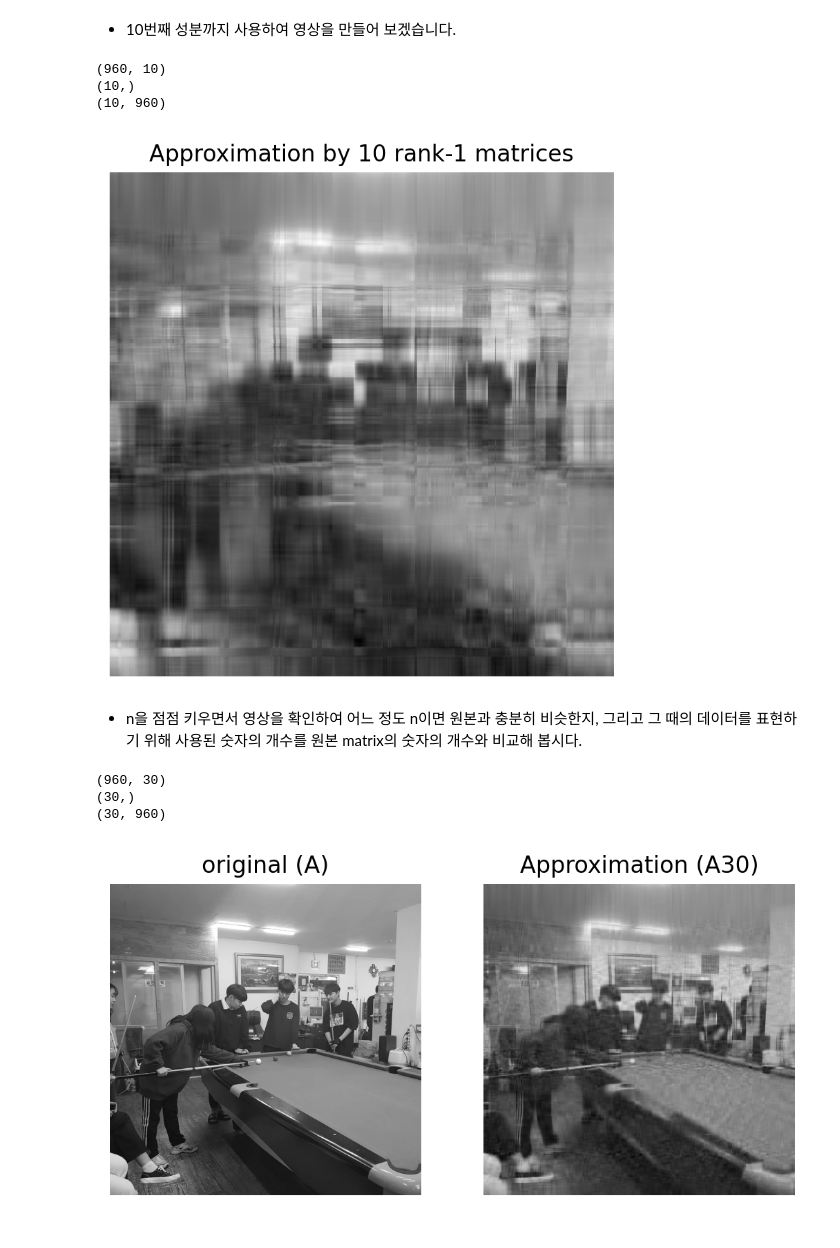
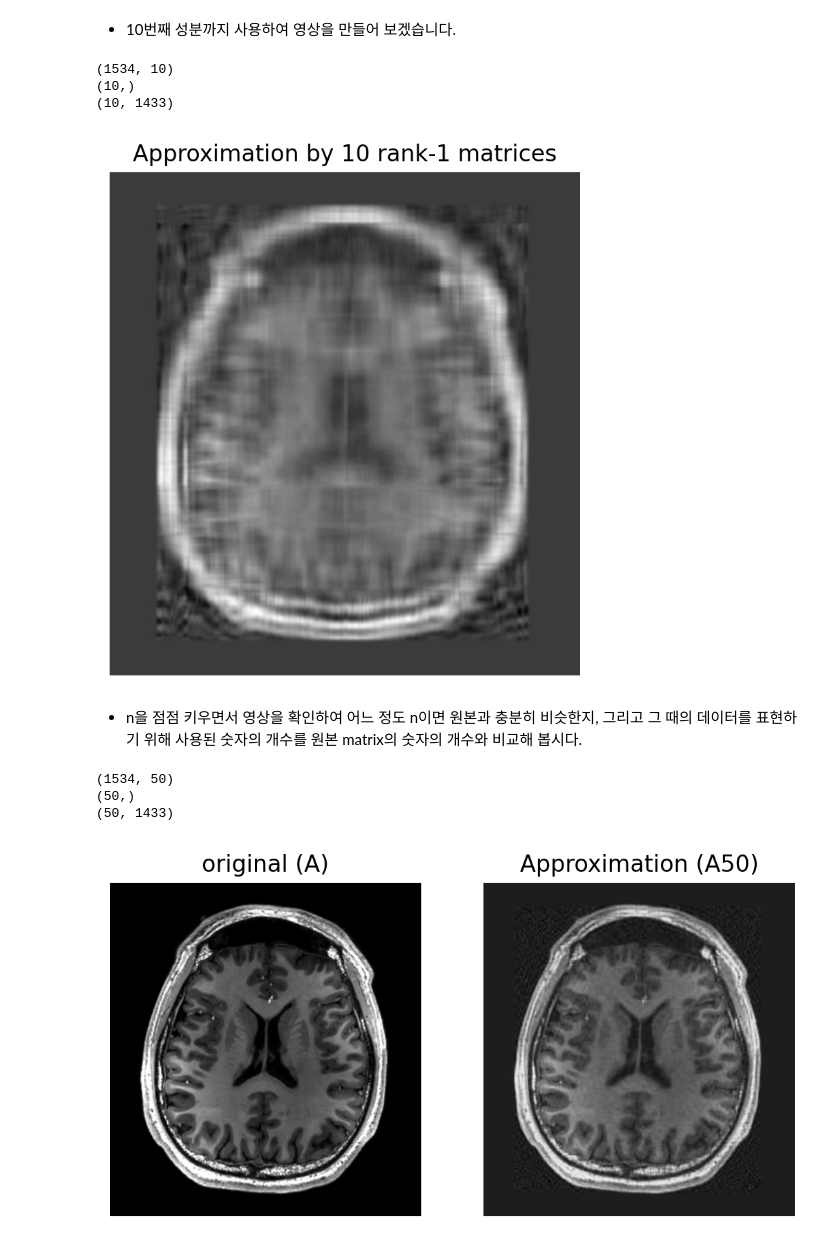
Before and after one commit to hufsaim/T03108701, a Jupyter notebook: notebook_2024/Lab07_SVD_of_digital_image.ipynb, the cells around one changed output. Drawn from its saved outputs; the diff is of its cells as text; code cells hidden in the pictures.

```diff
--- a/notebook_2024/Lab07_SVD_of_digital_image.ipynb
+++ b/notebook_2024/Lab07_SVD_of_digital_image.ipynb
@@ -60,7 +60,6 @@ array([[ 2.,  2.],
 # %%
-img = 'http://dep.hufs.ac.kr/CrossEditor/binary/images/000013/74855954_2552742081477962_7393285686050160640_n.jpg'
+img = 'https://upload.wikimedia.org/wikipedia/commons/b/b2/MRI_of_Human_Brain.jpg'
 I = io.imread(img, as_gray=True)
 I = np.squeeze(np.array(I))
 I.shape
-# 322 rows, 220 columns
 # %% [output]
@@ -179,35 +178,35 @@ plt.axis('off')
 plt.title(f'Approximation by {n} rank-1 matrices')
 plt.show()
 # %% [output]
-(960, 10)
+(1534, 10)
 (10,)
-(10, 960)
+(10, 1433)
-[figure, old version]
+[figure, new version]
 # %% [markdown]
 - n을 점점 키우면서 영상을 확인하여 어느 정도 n이면 원본과 충분히 비슷한지, 그리고 그 때의 데이터를 표현하기 위해 사용된 숫자의 개수를 원본 matrix의 숫자의 개수와 비교해 봅시다.
 # %%
-n=30
+n=50
 Uc = U[:,:n]
 sigc = sig[:n]
 Vc = V[:n,:]
 print(Uc.shape)
 print(sigc.shape)
 print(Vc.shape)
 plt.figure(dpi=200)
 plt.subplot(121)
 plt.imshow(I,cmap='gray')
 plt.axis('off')
 plt.title('original (A)')
 plt.subplot(122)
 plt.imshow(np.matmul(Uc,np.matmul(np.diag(sigc),Vc)),cmap='gray')
 plt.axis('off')
 plt.title(f'Approximation (A{n})')
 plt.show()
 # %% [output]
-(960, 30)
-(30,)
-(30, 960)
+(1534, 50)
+(50,)
+(50, 1433)
-[figure, old version]
+[figure, new version]
 # %%
 n=100
 Uc = U[:,:n]
```
Also changed, not shown: parts of 12 cells of this notebook.
